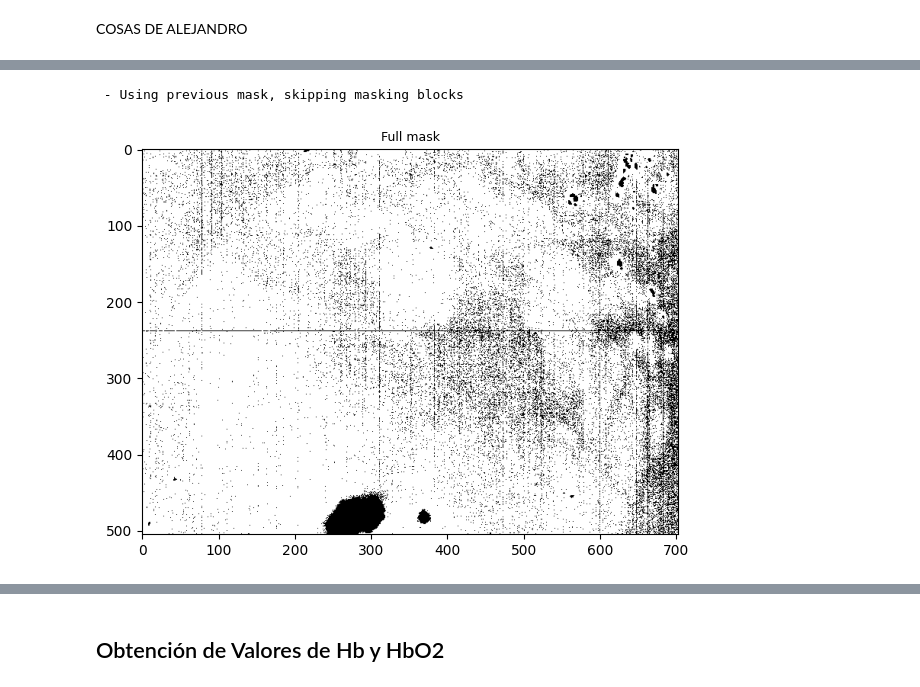
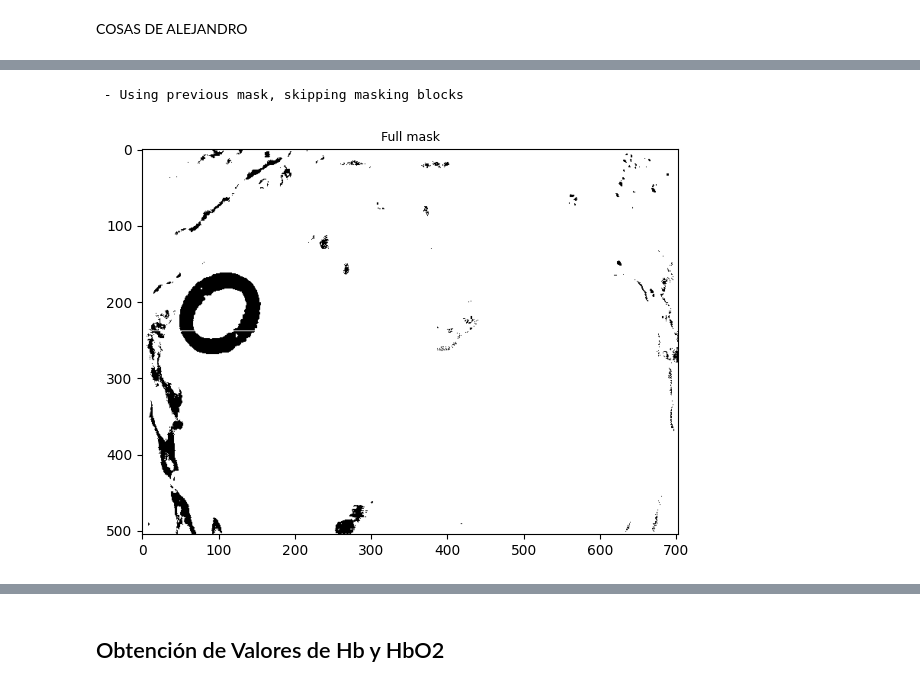
Before and after one commit to theBrokenCat/Hyperspectral-Images, a Jupyter notebook: Testing Brain.ipynb, the cells around one changed output, grey strips where cells are left out. Cells and saved outputs as stored; diff of their text form; code cells hidden in the pictures.

```diff
--- a/Testing Brain.ipynb
+++ b/Testing Brain.ipynb
@@ -6,7 +6,7 @@ import os
 
 os.chdir("/home/arturo.samayor/Practicas/hyperspectralpreprocessor-main")
 number = 193
-cube_path = f"/home/arturo.samayor/Practicas/ImagenesHiperespectrales/LINEimagesID000193C01_cropped_Pre-processed.mat"
+cube_path = f"/home/arturo.samayor/Practicas/ImagenesHiperespectrales/Images/LINEimagesID000{number}C01_cropped_Pre-processed.mat"
 cube = loadmat(cube_path)["CI_cube"]
 
 #cube = np.load(cube_path.read_cube())
@@ -48,38 +50,37 @@ viewer.run()
 # %%
 # hago que la variable cube, en lugar de la tercera dimension tener 369 dimensiones, tenga desde la 100 hasta la 369
-#cube = cube[:,:,61:369]
-
+#cube = cube[:,:,100:369]
 
 preprocesschain = [
     blocks.MaskNegativeValues(),
     blocks.MaskZeroValues(),
     blocks.MaskSaturatedValues(99.5), #
     #blocks.ProcessNormalize(type="MinMax"),#
-    #blocks.ProcessDenoise(),
-    #blocks.MaskRxAnomalyDetection(0.2), #
-    #blocks.MaskTargetSignature(interactive=True,select_area=True,method="SID"), #TODO: hacer que la barra selectora sea logarítmica, para que cuando me acerque a 0.1 no sea tan dificil seleccionar
+    blocks.ProcessDenoise(),
+    blocks.MaskRxAnomalyDetection(0.2), #
+    #blocks.MaskTargetSignature(interactive=True,select_area=True,method="SC"), #TODO: hacer que la barra selectora sea logarítmica, para que cuando me acerque a 0.1 no sea tan dificil seleccionar
     #blocks.MaskTargetSignature(interactive=True,select_area=True,method="SAM"),
-    blocks.ProcessSmoothSpectral("gaussian",  {"sigma": 1}),#(method="moving_average", params={"window_size": 3}),
-    #blocks.ProcessSmoothSpatial()
+    blocks.ProcessSmoothSpectral("moving_average", params={"window_size": 3}),#(method="moving_average", params={"window_size": 3}),
+    blocks.ProcessSmoothSpatial()
 ]
 
 try:
-    if os.path.exists(f"/home/arturo.samayor/Practicas/data/masks_{number}head.npy"):# and "headwall" in cube_path.lower():
-        full_mask = np.load(f"/home/arturo.samayor/Practicas/data/masks_{number}head.npy")
-    elif os.path.exists(f"/home/arturo.samayor/Practicas/data/masks_{number}.npy") and "snapshot" in cube_path.lower():
-        full_mask = np.load(f"/home/arturo.samayor/Practicas/data/masks_{number}.npy")
+    if os.path.exists(f"/home/arturo.samayor/Practicas/ImagenesHiperespectrales/Masks/mask{number}.npy"):# and "headwall" in cube_path.lower():
+        full_mask = np.load(f"/home/arturo.samayor/Practicas/ImagenesHiperespectrales/Masks/mask{number}.npy")
+    elif os.path.exists(f"/home/arturo.samayor/Practicas/ImagenesHiperespectrales/Masks/mask{number}.npy") and "snapshot" in cube_path.lower():
+        full_mask = np.load(f"/home/arturo.samayor/Practicas/ImagenesHiperespectrales/Masks/mask{number}.npy")
     else: full_mask = None
     masks = None
 except:
     full_mask = None
     masks = None
 pre = PreprocessingPipeline(cube)
 filtered_data, full_mask, masks = pre(preprocesschain, verbose=False, plot_masks=True, mask=full_mask) # donde full_mask es la mascara final
 
-np.save(f"/home/arturo.samayor/Practicas/data/masks_{number}head.npy", full_mask)
+np.save(f"/home/arturo.samayor/Practicas/ImagenesHiperespectrales/Masks/mask{number}.npy", full_mask)
 # %% [output]
  - Using previous mask, skipping masking blocks
-[figure, old version]
+[figure, new version]
 # %%
 import matplotlib.pyplot as plt
 # mostrar la firma espectral de los siguientes píxeles de izq a derecha
```
Also changed, not shown: parts of 9 cells of this notebook.
